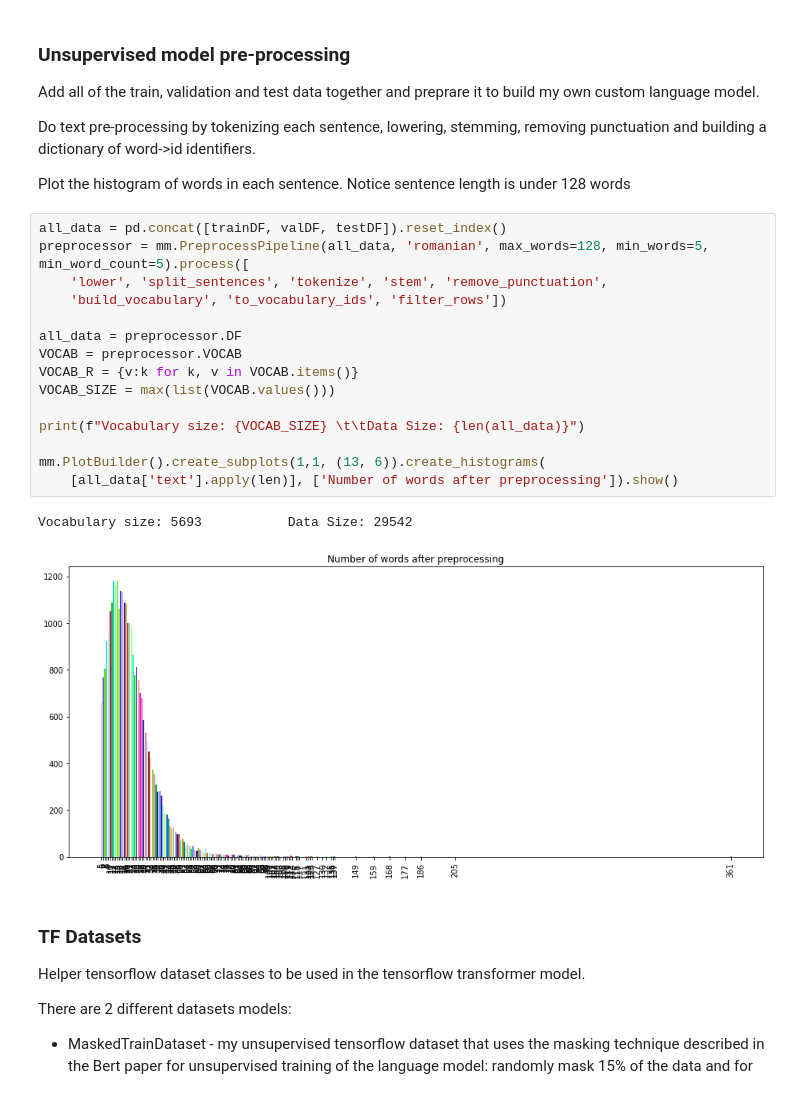
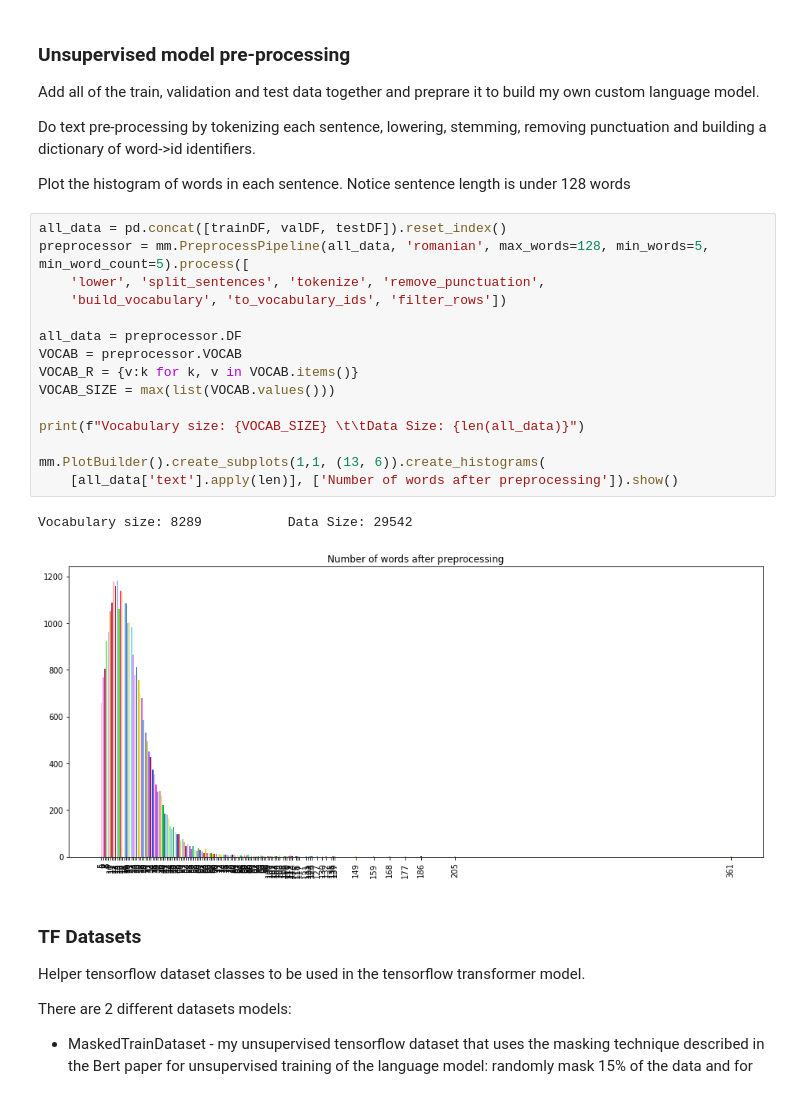
Before and after one commit to glypher/romanian_bert, a Jupyter notebook: romanian_bert_wiki.ipynb, the cells around one changed output. Drawn from its saved outputs; the diff is of its cells as text.

```diff
--- a/romanian_bert_wiki.ipynb
+++ b/romanian_bert_wiki.ipynb
@@ -244,21 +240,21 @@ Plot the histogram of words in each sentence. Notice sentence length is under 12
 # %%
 all_data = pd.concat([trainDF, valDF, testDF]).reset_index()
 preprocessor = mm.PreprocessPipeline(all_data, 'romanian', max_words=128, min_words=5, min_word_count=5).process([
-    'lower', 'split_sentences', 'tokenize', 'stem', 'remove_punctuation',
+    'lower', 'split_sentences', 'tokenize', 'remove_punctuation',
     'build_vocabulary', 'to_vocabulary_ids', 'filter_rows'])
 
 all_data = preprocessor.DF
 VOCAB = preprocessor.VOCAB
 VOCAB_R = {v:k for k, v in VOCAB.items()}
 VOCAB_SIZE = max(list(VOCAB.values()))
 
 print(f"Vocabulary size: {VOCAB_SIZE} \t\tData Size: {len(all_data)}")
 
 mm.PlotBuilder().create_subplots(1,1, (13, 6)).create_histograms(
     [all_data['text'].apply(len)], ['Number of words after preprocessing']).show()
 # %% [output]
-Vocabulary size: 5693           Data Size: 29542
+Vocabulary size: 8289           Data Size: 29542
-[figure, old version]
+[figure, new version]
 # %% [markdown]
 ### TF Datasets
 Helper tensorflow dataset classes to be used in the tensorflow transformer model.
```
Also changed, not shown: parts of 17 cells of this notebook.
